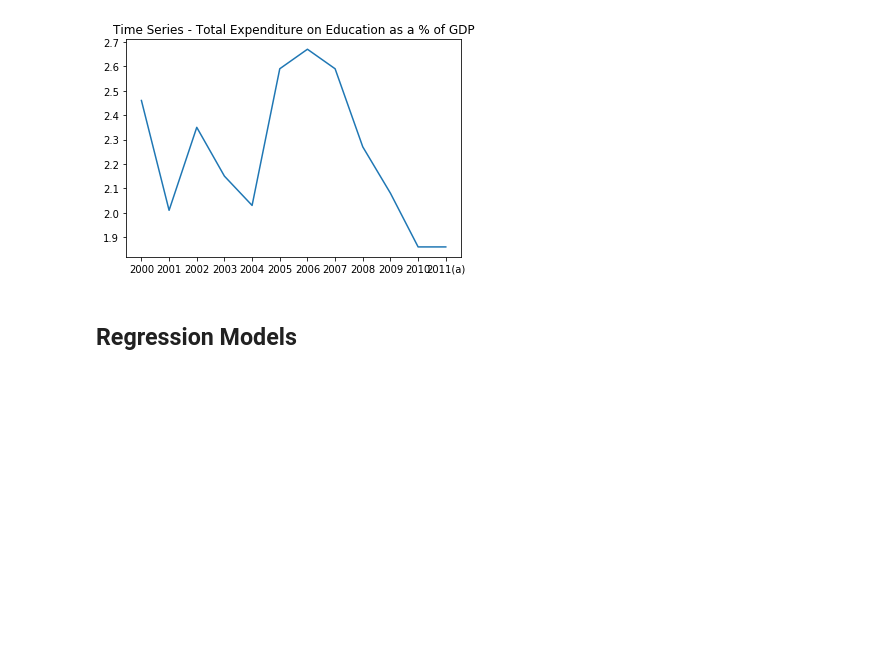
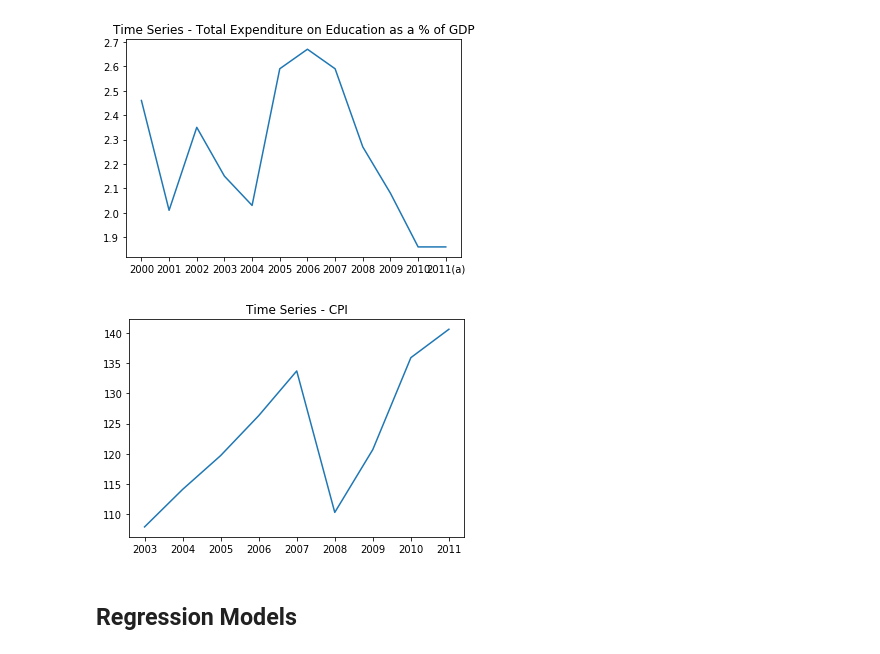
Before and after one commit to DulariDayarathna/Data-Science-Project, a Jupyter notebook: Education Expenditure vs Macro Economic variables/Education Expenditure vs Macro Economic variables.ipynb, the cells around one changed output. Cells and saved outputs as stored; diff of their text form; code cells hidden in the pictures; blank space fills up the shorter version.

```diff
--- a/Education Expenditure vs Macro Economic variables/Education Expenditure vs Macro Economic variables.ipynb
+++ b/Education Expenditure vs Macro Economic variables/Education Expenditure vs Macro Economic variables.ipynb
@@ -62,6 +62,12 @@ plt.title('Time Series - Total Expenditure on Education as a % of GDP')
 plt.show()
 # %% [output]
 [figure]
+# %%
+plt.plot('Year', 'CPI', data=data2)
+plt.title('Time Series - CPI')
+plt.show()
+# %% [output]
+[figure, added]
 # %% [markdown]
 ## Regression Models
 # %%
```
